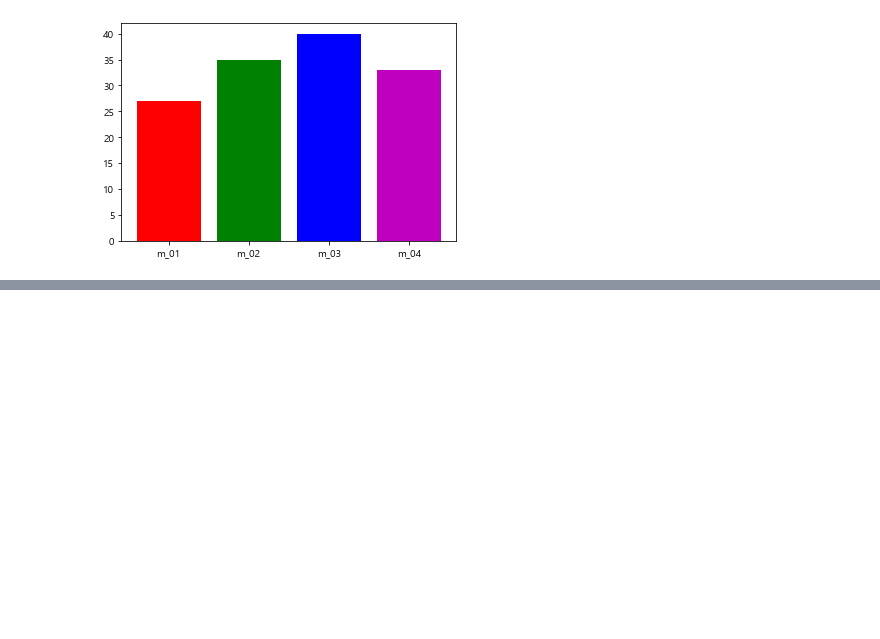
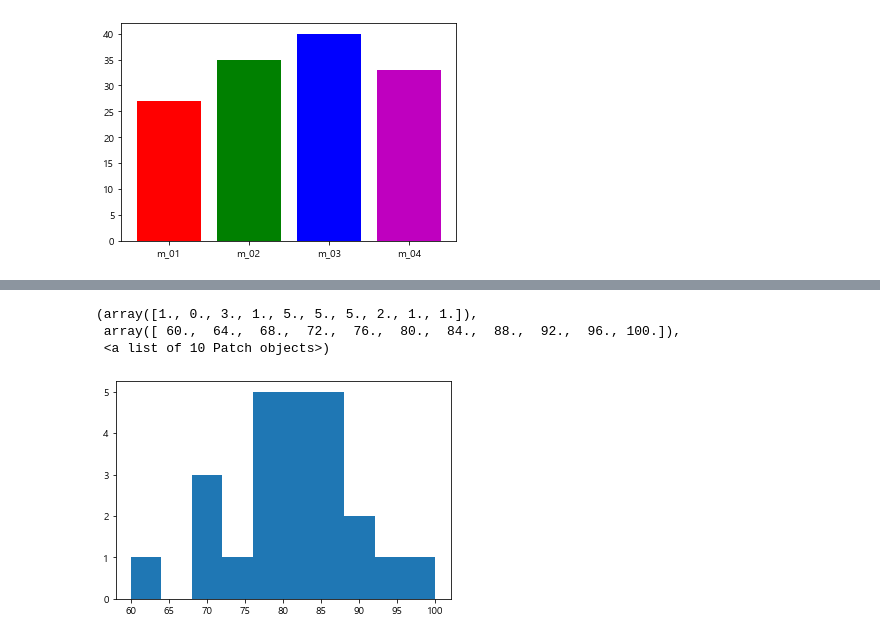
Before and after one commit to SwimmingHwang/practice-python, a Jupyter notebook: python_data_analysis(3)_matplotlib.ipynb, the cells around one changed output, grey strips where cells are left out. Saved outputs shown, nothing was run; the diff lists cells and outputs as text; code cells hidden in the pictures; blank space fills up the shorter version.

```diff
--- a/python_data_analysis(3)_matplotlib.ipynb
+++ b/python_data_analysis(3)_matplotlib.ipynb
@@ -312,0 +372,8 @@ plt.show()
+# %%
+math = [76, 82,84,83,90,86,85,91,71,100,87,81,76,94,78,81,60,79,69,74,87,82,68,79]
+plt.hist(math)
+# %% [output]
+(array([1., 0., 3., 1., 5., 5., 5., 2., 1., 1.]),
+ array([ 60.,  64.,  68.,  72.,  76.,  80.,  84.,  88.,  92.,  96., 100.]),
+ <a list of 10 Patch objects>)
+[figure, added]
```
Also changed, not shown: parts of 27 cells of this notebook, 2 other files.
